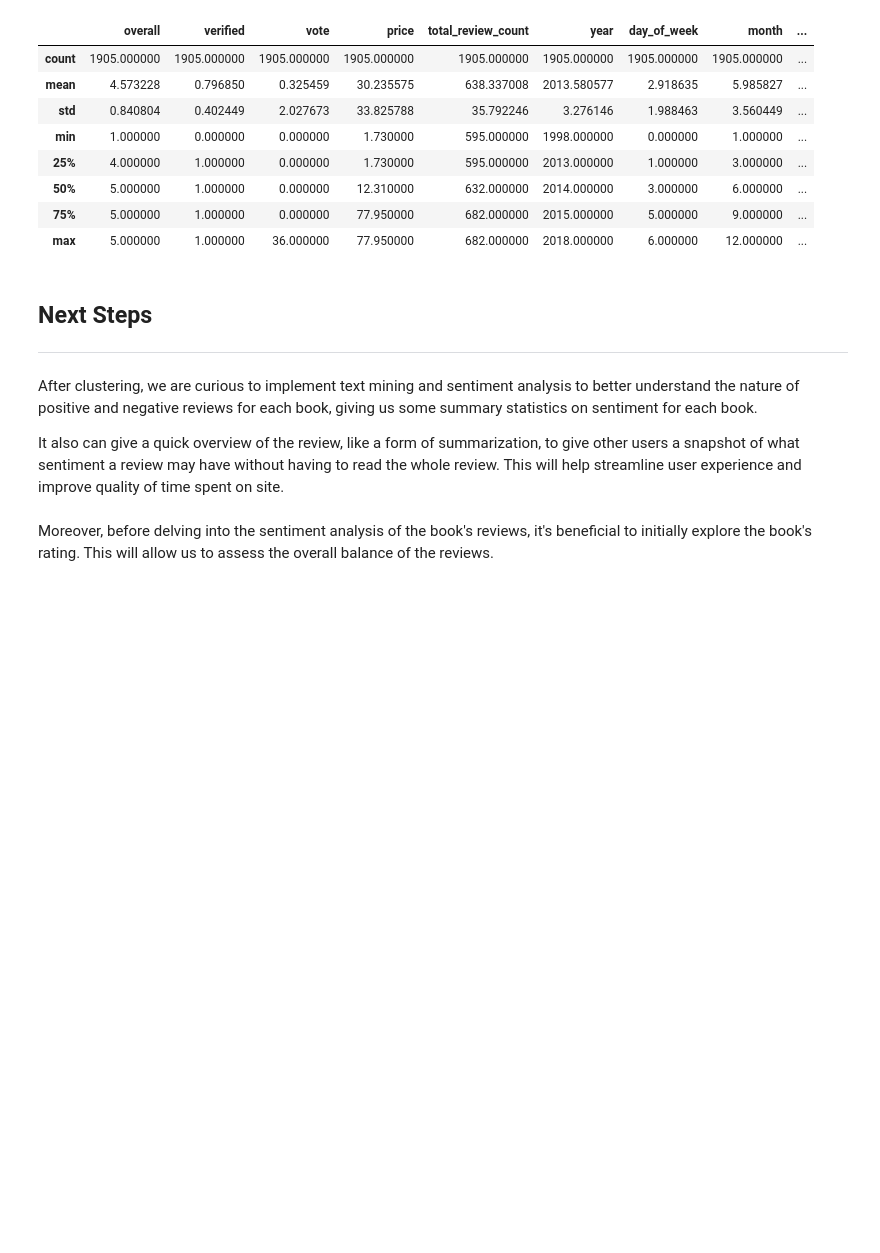
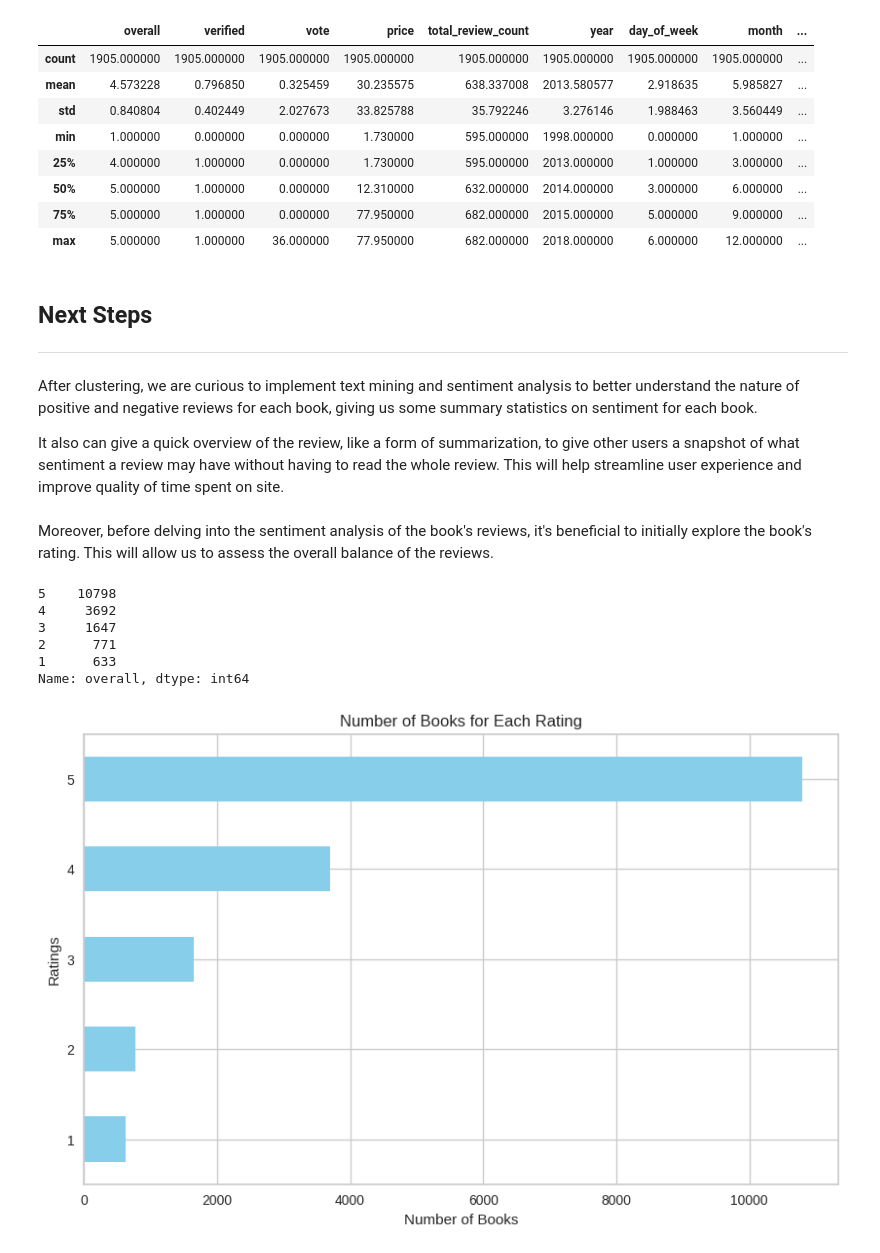
Before and after one commit to jnnhng/BA820-Unsupervised-ML-Project, a Jupyter notebook: Group 1 - Amazon Book Reviews-vSM (1).ipynb, the cells around one changed output. Saved outputs shown, nothing was run; the diff lists cells and outputs as text; code cells hidden in the pictures; blank space fills up the shorter version.

```diff
--- a/Group 1 - Amazon Book Reviews-vSM (1).ipynb
+++ b/Group 1 - Amazon Book Reviews-vSM (1).ipynb
@@ -736,3 +736,28 @@ After clustering, we are curious to implement text mining and sentiment analysis
 It also can give a quick overview of the review, like a form of summarization, to give other users a snapshot of what sentiment a review may have without having to read the whole review. This will help streamline user experience and improve quality of time spent on site.
 # %% [markdown]
 Moreover, before delving into the sentiment analysis of the book's reviews, it's beneficial to initially explore the book's rating. This will allow us to assess the overall balance of the reviews.
+# %%
+merged_df["overall"].value_counts()
+# %% [output]
+5    10798
+4     3692
+3     1647
+2      771
+1      633
+Name: overall, dtype: int64
+# %%
+import matplotlib.pyplot as plt
+
+rating_counts = merged_df['overall'].value_counts()
+
+rating_counts_sorted = rating_counts.sort_index()
+
+plt.figure(figsize=(10, 6))
+rating_counts_sorted.plot(kind='barh', color='skyblue')
+plt.xlabel('Number of Books')
+plt.ylabel('Ratings')
+plt.title('Number of Books for Each Rating')
+plt.grid(True)
+plt.show()
+# %% [output]
+[figure, added]
```
Also changed, not shown: parts of 1 cell of this notebook.
